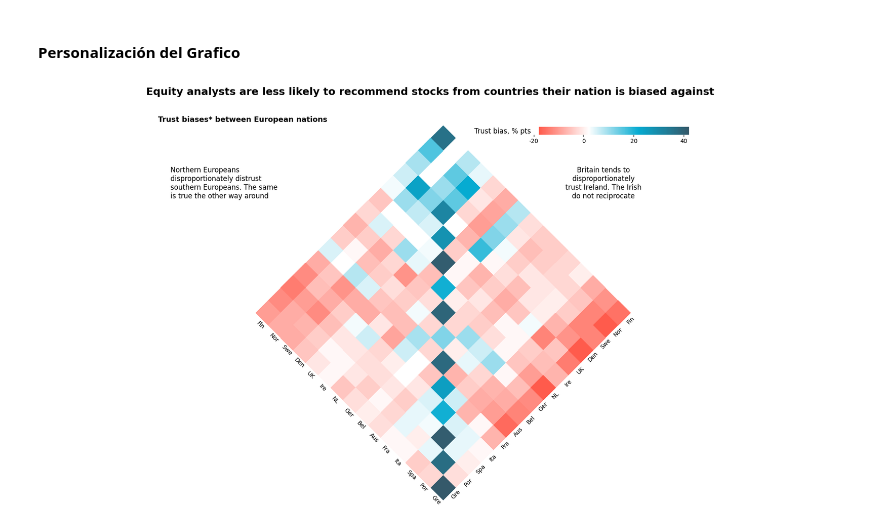
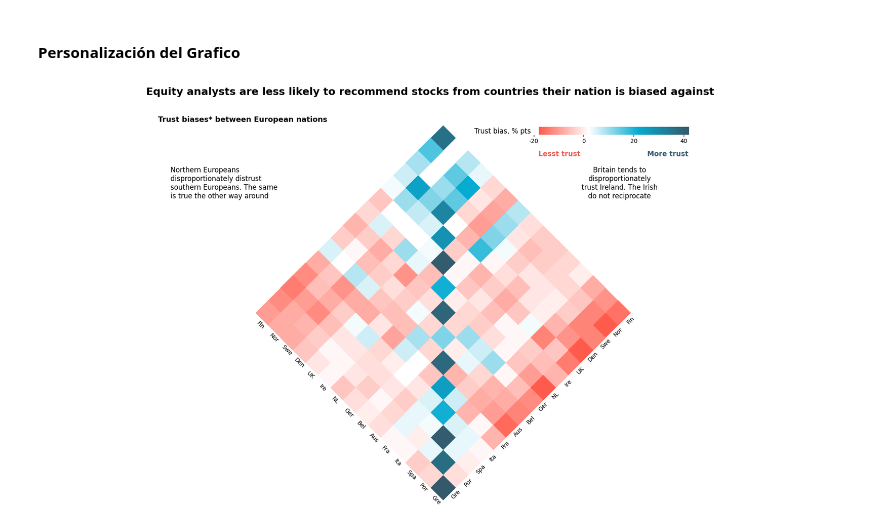
Before and after one commit to Vikktor93/visualizacion-de-graficos-T2, a Jupyter notebook: grafico1.ipynb, the cells around one changed output. Drawn from its saved outputs; the diff is of its cells as text; code cells hidden in the pictures.

```diff
--- a/grafico1.ipynb
+++ b/grafico1.ipynb
@@ -82,32 +82,38 @@ fig.suptitle('Equity analysts are less likely to recommend stocks from countries
              fontsize=18, weight='bold', x=0.5, y=0.95, ha='center')
 
 # Se agrega los textos adicionales
 new_graph.text(0.25, 1.0, 'Trust biases* between European nations', fontsize=13, weight='bold', ha='center', transform=ax.transAxes)
 
 new_graph.text(0.16, 0.8, 'Northern Europeans \ndisproportionately distrust\nsouthern Europeans. The same\nis true the other way around',
          fontsize=12, ha='left', transform=ax.transAxes)
 
-new_graph.text(0.7, 0.8, 'Britain tends to\ndisproportionately\ntrust Ireland. The Irish\ndo not reciprocate',
+new_graph.text(0.72, 0.79, 'Britain tends to\ndisproportionately\ntrust Ireland. The Irish\ndo not reciprocate',
          fontsize=12, ha='center', transform=ax.transAxes)
+
+new_graph.text(0.645, 0.91, 'Lesst trust',
+         fontsize=12, ha='center', weight='bold', color='#f05a4c', transform=ax.transAxes)
+
+new_graph.text(0.78, 0.91, 'More trust',
+         fontsize=12, ha='center', weight='bold', color='#355A6A', transform=ax.transAxes)
 
 # Se agregan etiquetas de países a lo largo de los ejes rotados
 for i in range(df.shape[0]):
     # Etiquetas en el eje y (vertical)
     new_graph.text(df.shape[0] + 0.5, i + 0.5, df.columns[i], ha='left', va='center', rotation=-45, fontsize=10)
     # Etiquetas en el eje x (horizontal)
     new_graph.text(i + 0.5, df.shape[0] + 0.5, df.columns[i], ha='center', va='bottom', rotation=45, fontsize=10)
 
 # Se remueve los bordes del gráfico
 for spine in ax.spines.values():
     spine.set_visible(False)
 
 # Eliminación de las marcas y los números del eje X y eje Y
 ax.set_xticks([])
 ax.set_xticklabels([])
 
 ax.set_yticks([])
 ax.set_yticklabels([])
 
 plt.show()
 # %% [output]
-[figure, old version]
+[figure, new version]
```
